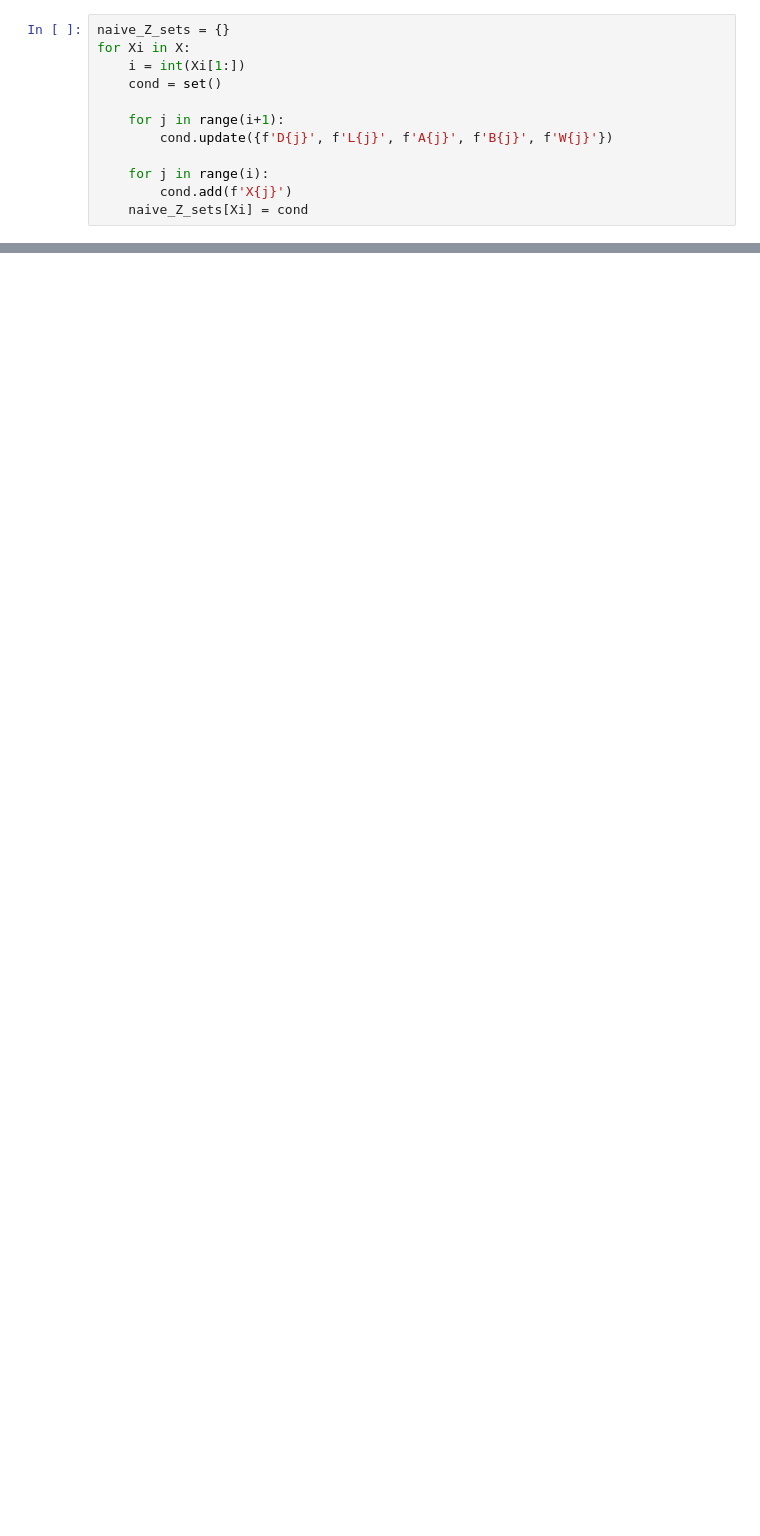
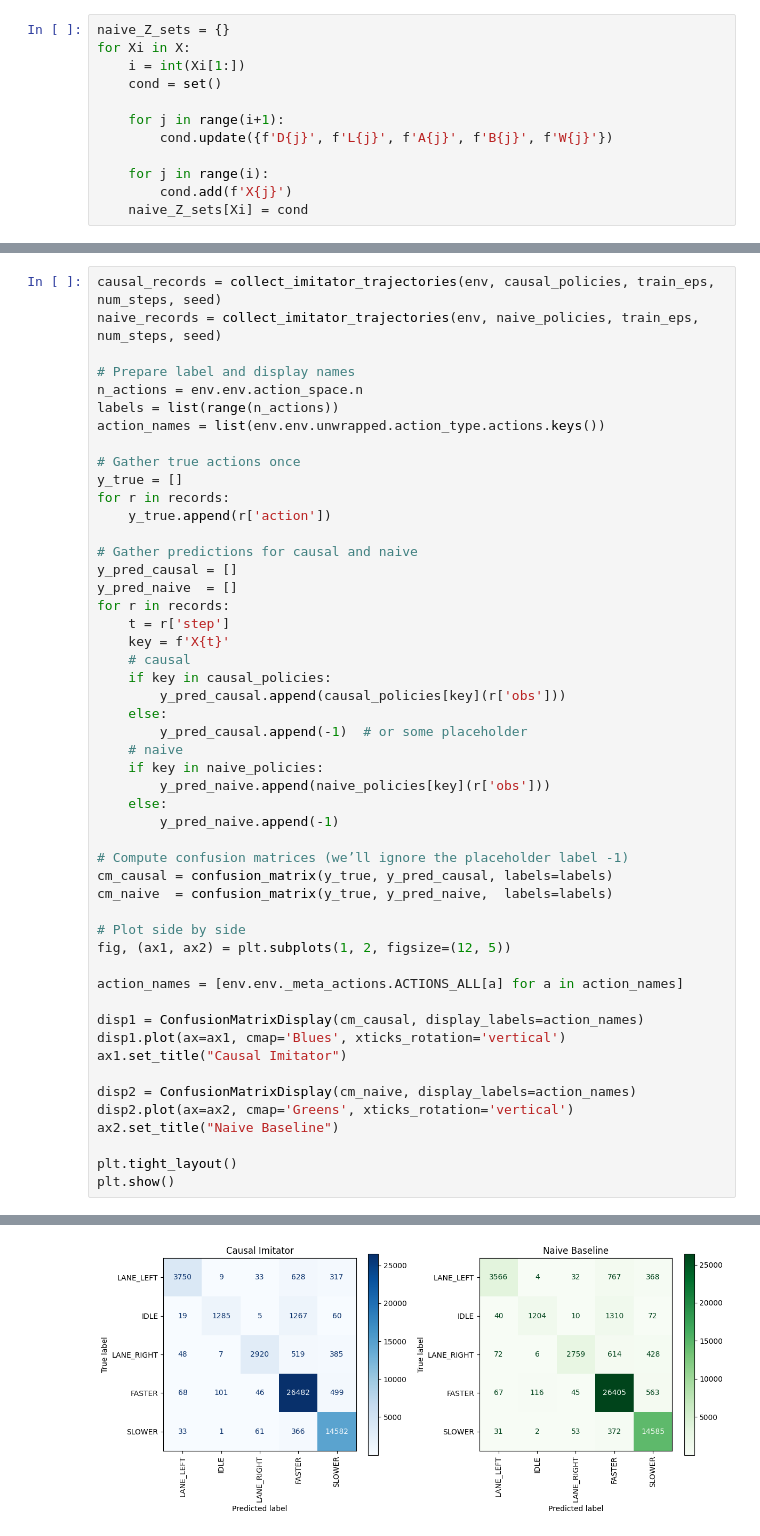
Before and after one commit to CausalAILab/Causal-RL, a Jupyter notebook: test_highway_imitation.ipynb, the cells around one changed output, grey strips where cells are left out. Saved outputs shown, nothing was run; the diff lists cells and outputs as text; blank space fills up the shorter version.

```diff
--- a/test_highway_imitation.ipynb
+++ b/test_highway_imitation.ipynb
@@ -276,0 +295,51 @@ plt.show()
+# %%
+causal_records = collect_imitator_trajectories(env, causal_policies, train_eps, num_steps, seed)
+naive_records = collect_imitator_trajectories(env, naive_policies, train_eps, num_steps, seed)
+
+# Prepare label and display names
+n_actions = env.env.action_space.n
+labels = list(range(n_actions))
+action_names = list(env.env.unwrapped.action_type.actions.keys())
+
+# Gather true actions once
+y_true = []
+for r in records:
+    y_true.append(r['action'])
+
+# Gather predictions for causal and naive
+y_pred_causal = []
+y_pred_naive  = []
+for r in records:
+    t = r['step']
+    key = f'X{t}'
+    # causal
+    if key in causal_policies:
+        y_pred_causal.append(causal_policies[key](r['obs']))
+    else:
+        y_pred_causal.append(-1)  # or some placeholder
+    # naive
+    if key in naive_policies:
+        y_pred_naive.append(naive_policies[key](r['obs']))
+    else:
+        y_pred_naive.append(-1)
+
+# Compute confusion matrices (we’ll ignore the placeholder label -1)
+cm_causal = confusion_matrix(y_true, y_pred_causal, labels=labels)
+cm_naive  = confusion_matrix(y_true, y_pred_naive,  labels=labels)
+
+# Plot side by side
+fig, (ax1, ax2) = plt.subplots(1, 2, figsize=(12, 5))
+
+action_names = [env.env._meta_actions.ACTIONS_ALL[a] for a in action_names]
+
+disp1 = ConfusionMatrixDisplay(cm_causal, display_labels=action_names)
+disp1.plot(ax=ax1, cmap='Blues', xticks_rotation='vertical')
+ax1.set_title("Causal Imitator")
+
+disp2 = ConfusionMatrixDisplay(cm_naive, display_labels=action_names)
+disp2.plot(ax=ax2, cmap='Greens', xticks_rotation='vertical')
+ax2.set_title("Naive Baseline")
+
+plt.tight_layout()
+plt.show()
+# %% [output]
@@ -276,0 +363 @@ plt.show()
+[figure, added]
```
Also changed, not shown: parts of 12 cells of this notebook, 3 other files.
